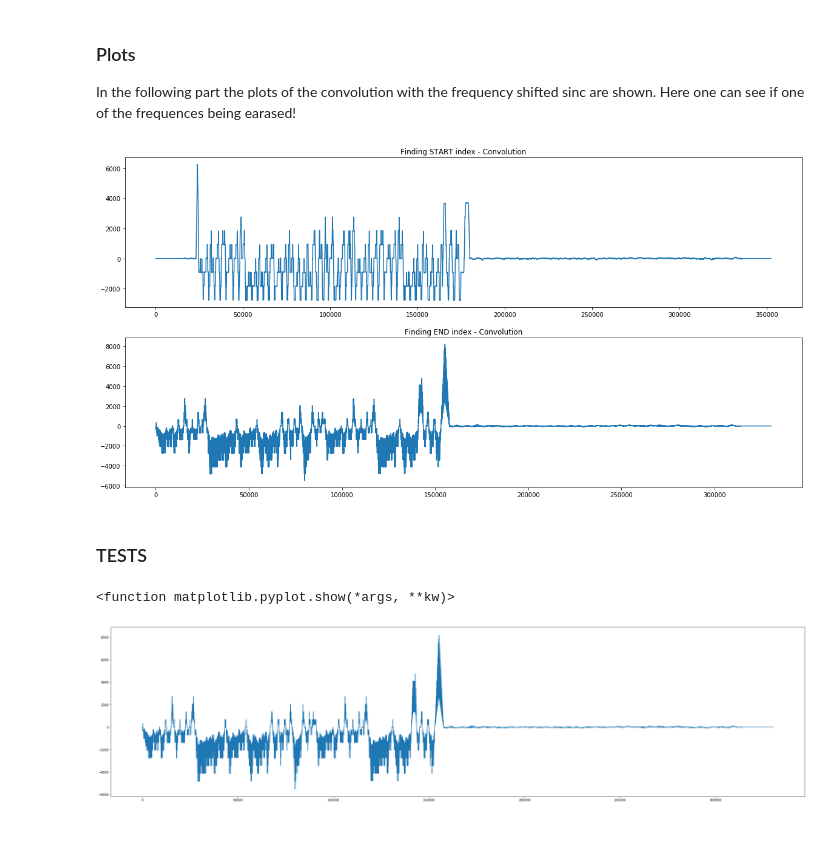
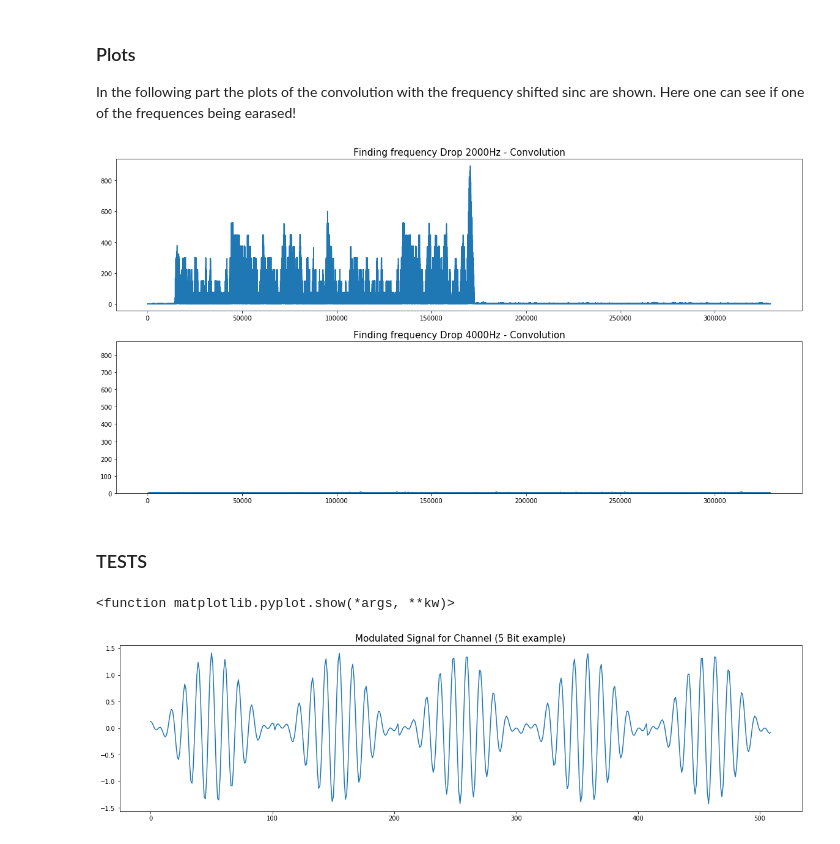
Before and after one commit to yklose/Communication-System, a Jupyter notebook: Project-Notebook.ipynb, the cells around one changed output. Saved outputs shown, nothing was run; the diff lists cells and outputs as text; code cells hidden in the pictures.

```diff
--- a/Project-Notebook.ipynb
+++ b/Project-Notebook.ipynb
@@ -76,23 +76,25 @@ output = compute_array("test2.txt")
 
 
 ax[0].plot(passband)
-ax[0].set_title('Finding START index - Convolution')
+ax[0].set_title('Finding frequency Drop 2000Hz - Convolution', fontsize = 15)
 ax[1].plot(output)
-ax[1].set_title('Finding END index - Convolution')
+ax[1].set_title('Finding frequency Drop 4000Hz - Convolution', fontsize = 15)
+ax[1].axes.set_ylim([0,880])
 
 
 
 plt.show()
 # %% [output]
-[figure, old version]
+[figure, new version]
 # %% [markdown]
 ### TESTS
 # %%
-temp6 = compute_array("test2.txt")
-plt.figure(figsize=(40,10))
-plt.plot(temp6)
+temp6 = compute_array("passband.txt")
+plt.figure(figsize=(20,5))
+plt.plot(temp6[30*102:35*102])
+plt.title("Modulated Signal for Channel (5 Bit example)", fontsize = 15)
 
 plt.show
 # %% [output]
 <function matplotlib.pyplot.show(*args, **kw)>
-[figure, old version]
+[figure, new version]
```
Also changed, not shown: parts of 2 cells of this notebook, 11 other files.
